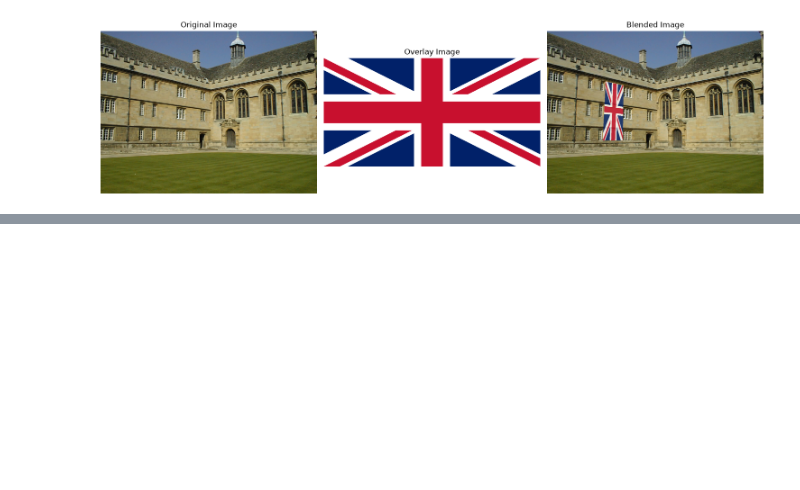
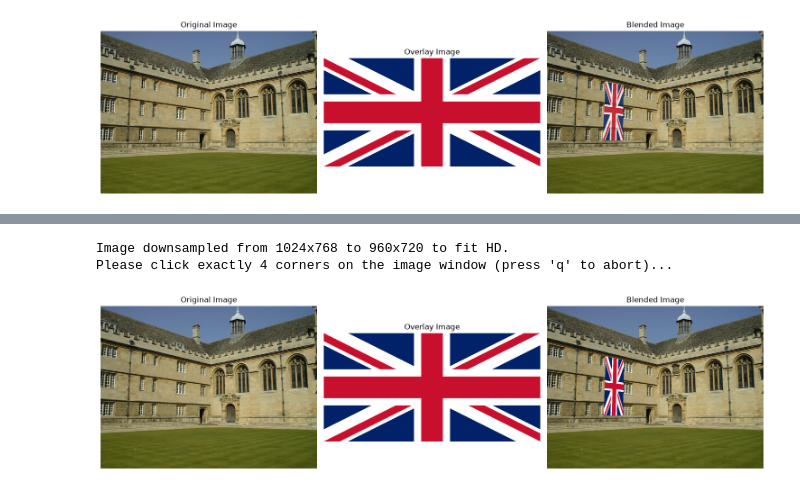
Before and after one commit to Isira-Himal-Perera/EN3160-Image-Processing-and-Computer-Vision, a Jupyter notebook: assignment-02/230486A_a02.ipynb, the cells around one changed output, grey strips where cells are left out. Drawn from its saved outputs; the diff is of its cells as text; code cells hidden in the pictures; blank space fills up the shorter version.

```diff
--- a/assignment-02/230486A_a02.ipynb
+++ b/assignment-02/230486A_a02.ipynb
@@ -532,0 +538,9 @@ Please click exactly 4 corners on the image window (press 'q' to abort)...
+# %%
+result_image = run_homography_overlay(
+    im1_path='images/wadham.jpg',
+    im2_path='images/flag.png'
+)
+# %% [output]
+Image downsampled from 1024x768 to 960x720 to fit HD.
+Please click exactly 4 corners on the image window (press 'q' to abort)...
+[figure, added]
```
Also changed, not shown: parts of 2 cells of this notebook, 3 other files.
